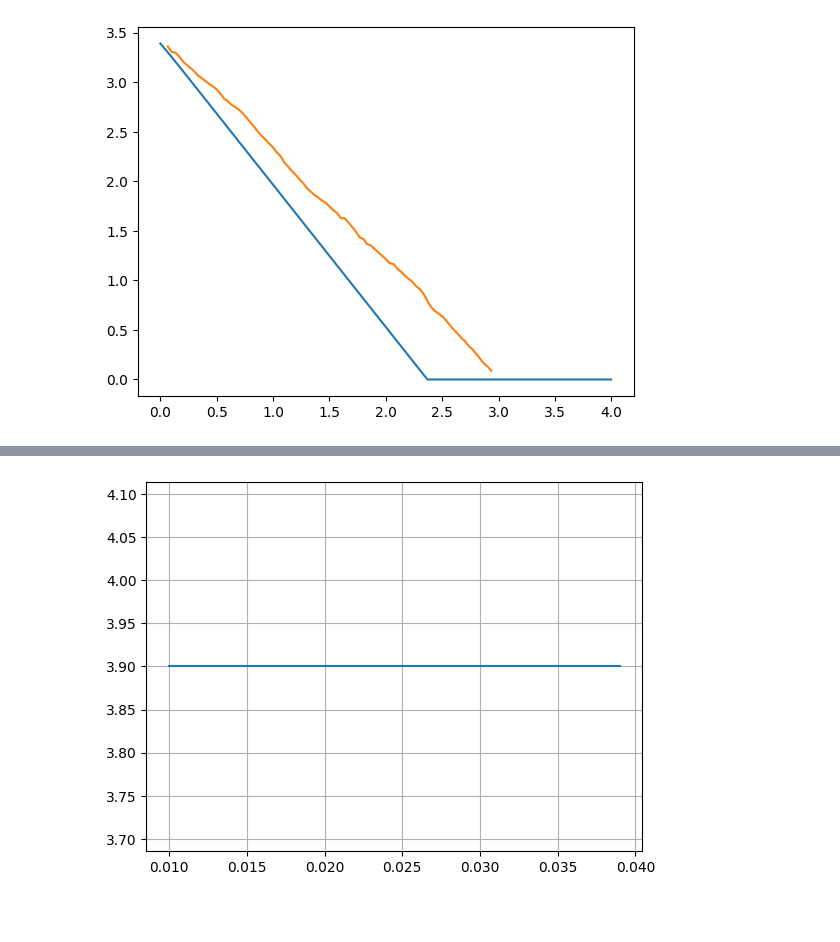
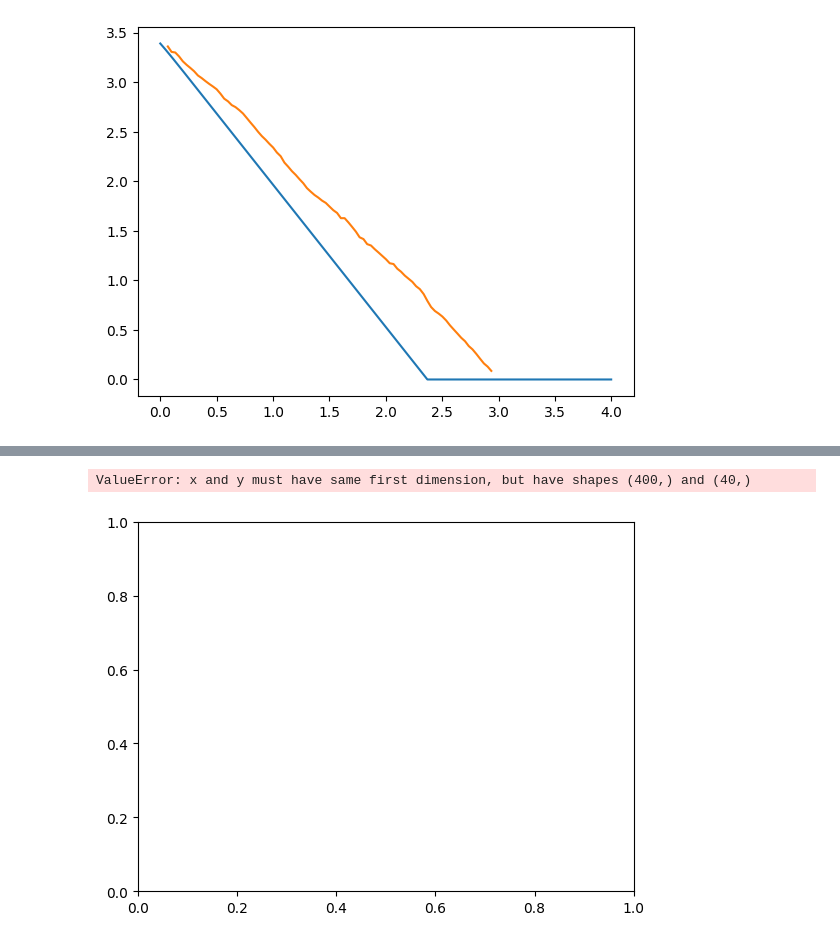
Before and after one commit to YamanduGermano/modsim-projeto3, a Jupyter notebook: lara.ipynb, the cells around one changed output, grey strips where cells are left out. Saved outputs shown, nothing was run; the diff lists cells and outputs as text; code cells hidden in the pictures; blank space fills up the shorter version.

```diff
--- a/lara.ipynb
+++ b/lara.ipynb
@@ -129,6 +130,7 @@ plt.show()
 # %%
-plt.plot(m_lista,lista_con)
+plt.plot(listay,lista_con)
 plt.grid()
 plt.show()
 # %% [output]
+ValueError: x and y must have same first dimension, but have shapes (400,) and (40,)
-[figure, old version]
+[figure, new version]
```
Also changed, not shown: parts of 2 cells of this notebook.
